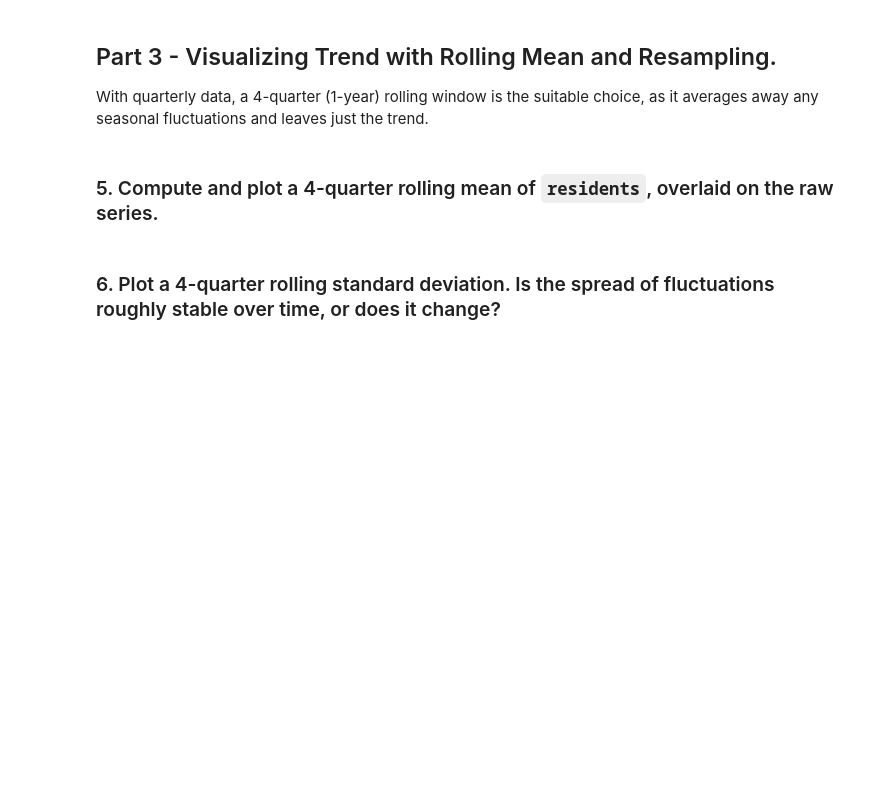
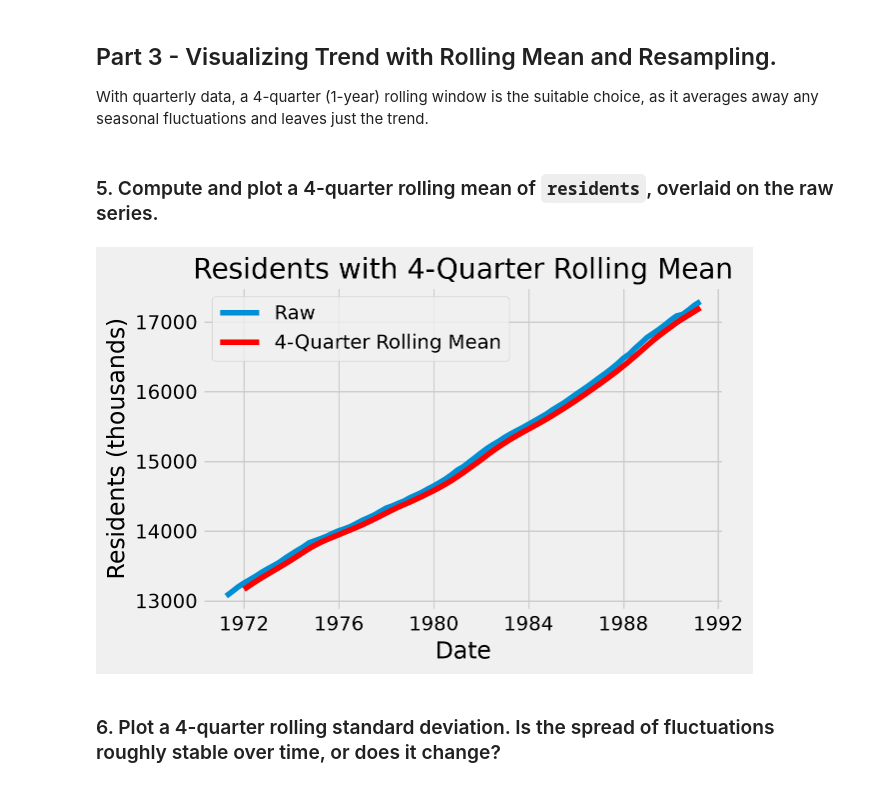
Before and after one commit to hawraalawi/labs, a Jupyter notebook: 8. Time Series/8.1 intro-datetime-eda-handling/Exercise/TimeSeries EDA Lab.ipynb, the cells around one changed output. Saved outputs shown, nothing was run; the diff lists cells and outputs as text; code cells hidden in the pictures; blank space fills up the shorter version.

```diff
--- a/8. Time Series/8.1 intro-datetime-eda-handling/Exercise/TimeSeries EDA Lab.ipynb
+++ b/8. Time Series/8.1 intro-datetime-eda-handling/Exercise/TimeSeries EDA Lab.ipynb
@@ -65,6 +98,18 @@ With quarterly data, a 4-quarter (1-year) rolling window is the suitable choice,
 ### 5. Compute and plot a 4-quarter rolling mean of `residents`, overlaid on the raw series.
 # %%
 # YOUR CODE HERE
+rolling_mean = df_eda['residents'].rolling(window=4).mean()
+
+plt.figure(figsize=(6, 4))
+plt.plot(df_eda.index, df_eda['residents'], label='Raw')
+plt.plot(df_eda.index, rolling_mean, label='4-Quarter Rolling Mean', color='red')
+plt.title('Residents with 4-Quarter Rolling Mean')
+plt.xlabel('Date')
+plt.ylabel('Residents (thousands)')
+plt.legend()
+plt.show()
+# %% [output]
+[figure, added]
 # %% [markdown]
 ### 6. Plot a 4-quarter rolling standard deviation. Is the spread of fluctuations roughly stable over time, or does it change?
 # %%
```
Also changed, not shown: parts of 10 cells of this notebook.
